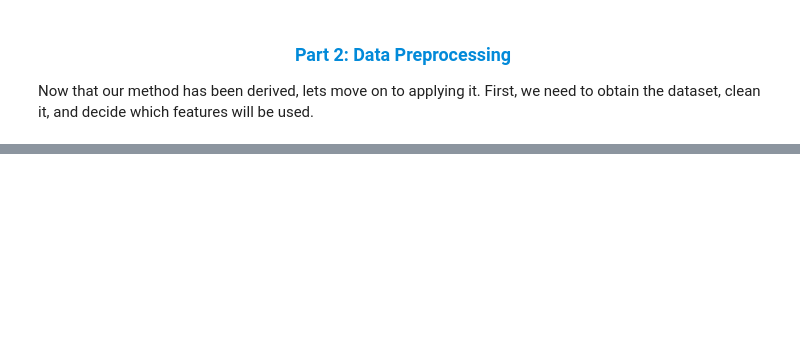
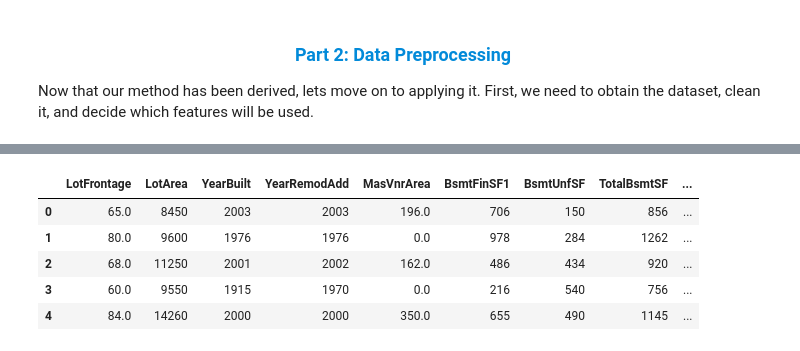
Before and after one commit to Jack-Klingenberg/NMRegression, a Jupyter notebook: Home_Price_Regression.ipynb, the cells around one changed output, grey strips where cells are left out. Drawn from its saved outputs; the diff is of its cells as text; code cells hidden in the pictures; blank space fills up the shorter version.

```diff
--- a/Home_Price_Regression.ipynb
+++ b/Home_Price_Regression.ipynb
@@ -144,2 +155,11 @@ for i,header in enumerate(numeric_features.columns):
 # %%
 numeric_features = numeric_features.drop(columns=["BsmtFinSF2","Id"])
+# %%
+numeric_features.head()
+# %% [output]
+|  | LotFrontage | LotArea | YearBuilt | YearRemodAdd | MasVnrArea | BsmtFinSF1 | BsmtUnfSF | TotalBsmtSF | ... |
+| 0 | 65.0 | 8450 | 2003 | 2003 | 196.0 | 706 | 150 | 856 | ... |
+| 1 | 80.0 | 9600 | 1976 | 1976 | 0.0 | 978 | 284 | 1262 | ... |
+| 2 | 68.0 | 11250 | 2001 | 2002 | 162.0 | 486 | 434 | 920 | ... |
+| 3 | 60.0 | 9550 | 1915 | 1970 | 0.0 | 216 | 540 | 756 | ... |
+| 4 | 84.0 | 14260 | 2000 | 2000 | 350.0 | 655 | 490 | 1145 | ... |
```
Also changed, not shown: parts of 16 cells of this notebook.
